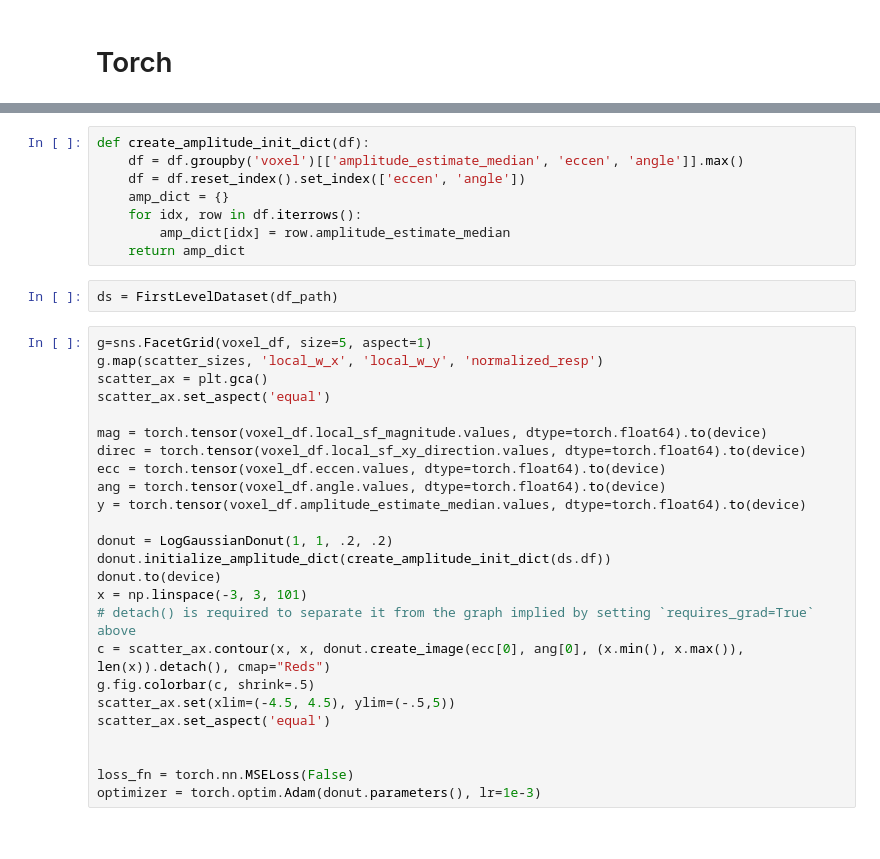
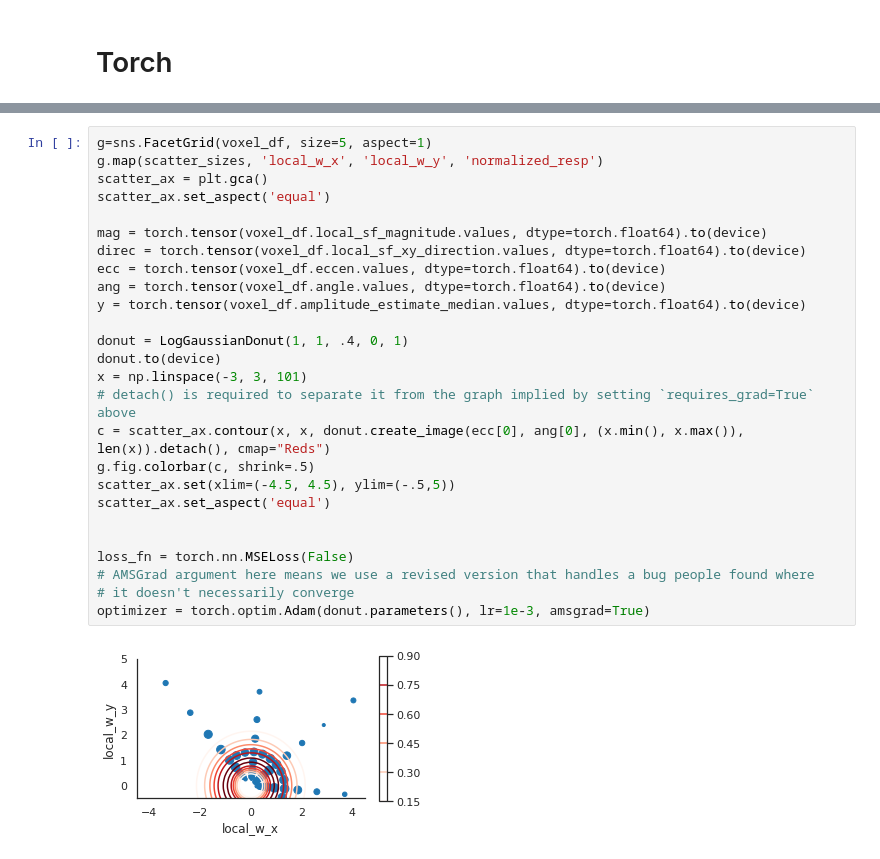
Before and after one commit to billbrod/spatial-frequency-preferences, a Jupyter notebook: notebooks/05-Model.ipynb, the cells around one changed output, grey strips where cells are left out. Cells and saved outputs as stored; diff of their text form.

```diff
--- a/notebooks/05-Model.ipynb
+++ b/notebooks/05-Model.ipynb
@@ -320,35 +356,28 @@ for ax, a in zip(axes.flatten(), [0, 1, 2, 3]):
-# %%
-def create_amplitude_init_dict(df):
-    df = df.groupby('voxel')[['amplitude_estimate_median', 'eccen', 'angle']].max()
-    df = df.reset_index().set_index(['eccen', 'angle'])
-    amp_dict = {}
-    for idx, row in df.iterrows():
-        amp_dict[idx] = row.amplitude_estimate_median
-    return amp_dict
-# %%
-ds = FirstLevelDataset(df_path)
 # %%
 g=sns.FacetGrid(voxel_df, size=5, aspect=1)
 g.map(scatter_sizes, 'local_w_x', 'local_w_y', 'normalized_resp')
 scatter_ax = plt.gca()
 scatter_ax.set_aspect('equal')
 
 mag = torch.tensor(voxel_df.local_sf_magnitude.values, dtype=torch.float64).to(device)
 direc = torch.tensor(voxel_df.local_sf_xy_direction.values, dtype=torch.float64).to(device)
 ecc = torch.tensor(voxel_df.eccen.values, dtype=torch.float64).to(device)
 ang = torch.tensor(voxel_df.angle.values, dtype=torch.float64).to(device)
 y = torch.tensor(voxel_df.amplitude_estimate_median.values, dtype=torch.float64).to(device)
 
-donut = LogGaussianDonut(1, 1, .2, .2)
-donut.initialize_amplitude_dict(create_amplitude_init_dict(ds.df))
+donut = LogGaussianDonut(1, 1, .4, 0, 1)
 donut.to(device)
 x = np.linspace(-3, 3, 101)
 # detach() is required to separate it from the graph implied by setting `requires_grad=True` above
 c = scatter_ax.contour(x, x, donut.create_image(ecc[0], ang[0], (x.min(), x.max()), len(x)).detach(), cmap="Reds")
 g.fig.colorbar(c, shrink=.5)
 scatter_ax.set(xlim=(-4.5, 4.5), ylim=(-.5,5))
 scatter_ax.set_aspect('equal')
 
 
 loss_fn = torch.nn.MSELoss(False)
-optimizer = torch.optim.Adam(donut.parameters(), lr=1e-3)
+# AMSGrad argument here means we use a revised version that handles a bug people found where
+# it doesn't necessarily converge
+optimizer = torch.optim.Adam(donut.parameters(), lr=1e-3, amsgrad=True)
+# %% [output]
+[figure, added]
```
Also changed, not shown: parts of 34 cells of this notebook.
